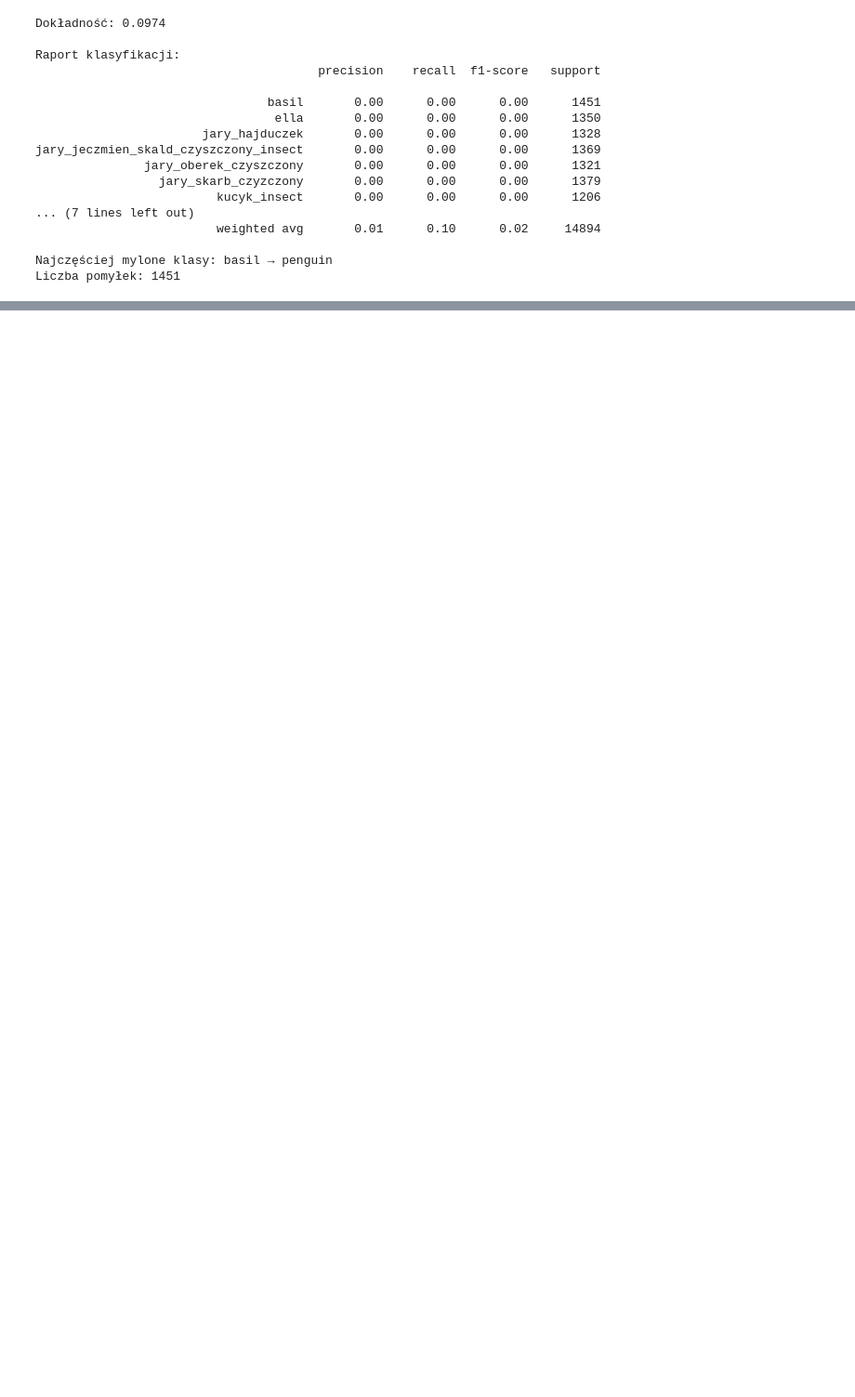
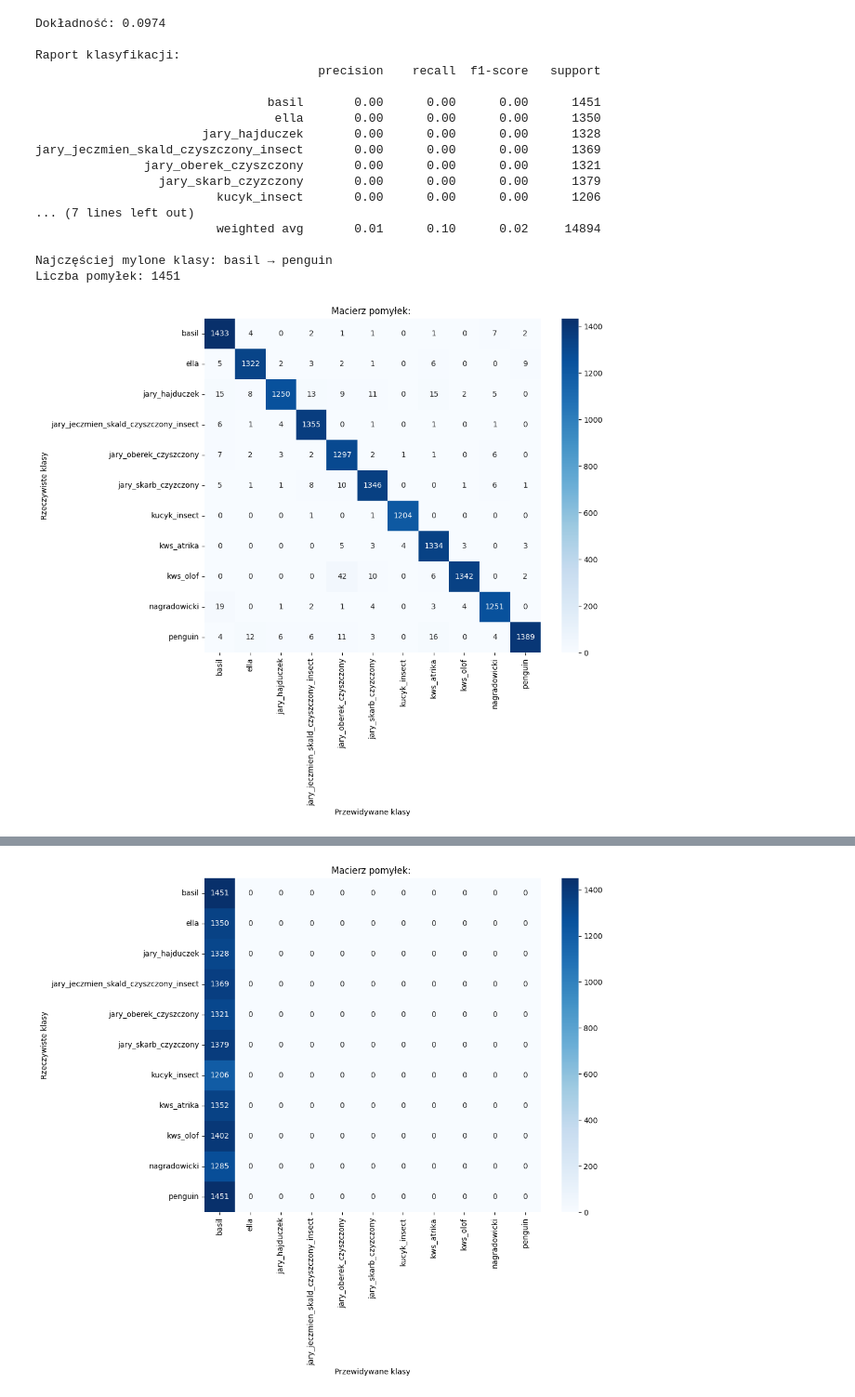
Before and after one commit to kozolex/Multi-input-Grain-CNN, a Jupyter notebook: 08_tests.ipynb, the cells around one changed output, grey strips where cells are left out. Shown at 93% size. Drawn from its saved outputs; the diff is of its cells as text; code cells hidden in the pictures; blank space fills up the shorter version.

```diff
--- a/08_tests.ipynb
+++ b/08_tests.ipynb
@@ -10,7 +10,8 @@ import numpy as np
 test_dataset = mm.MultiInputDataset("CSV/dataset/test.csv", transform_rgb=mm.transform_rgb, transform_binary=mm.transform_binary)
 test_loader = mm.DataLoader(test_dataset, batch_size=32, shuffle=False)
 
-for path_model in glob("training_results/*.pth"):
+path_results = "training_results2"
+for path_model in glob(f"{path_results}/*.pth"):
     # Wywołanie funkcji testującej
     cm, y_true, y_pred = mm.test_model(
         path_model=path_model,
@@ -168,3 +169,67 @@ jary_jeczmien_skald_czyszczony_insect       0.00      0.00      0.00      1369
 
 Najczęściej mylone klasy: basil → penguin
 Liczba pomyłek: 1451
+# %%
+import multiModel as mm
+from multiModel import MultiInputModel
+from glob import glob
+import os
+import matplotlib.pyplot as plt
+import numpy as np
+
+# Załaduj dane
+test_dataset = mm.MultiInputDataset("CSV/dataset/test.csv", transform_rgb=mm.transform_rgb, transform_binary=mm.transform_binary)
+test_loader = mm.DataLoader(test_dataset, batch_size=32, shuffle=False)
+
+path_results = "training_results2"
+for path_model in glob(f"{path_results}/*.pth"):
+    # Wywołanie funkcji testującej
+    cm, y_true, y_pred = mm.test_model(
+        path_model=path_model,
+        test_loader=test_loader,
+        device="cuda"
+    )
+
+    # Wyświetlenie macierzy pomyłek
+    class_names = list(test_dataset.class_to_idx.keys())
+    plt.figure(figsize=(10, 8))
+    mm.sns.heatmap(cm, annot=True, fmt="d", cmap="Blues", xticklabels=class_names, yticklabels=class_names)
+    plt.xlabel("Przewidywane klasy")
+    plt.ylabel("Rzeczywiste klasy")
+    plt.title(f"Macierz pomyłek: {os.path.split(os.path.basename(path_model))[0]}")
+    plt.savefig(os.path.splitext(path_model)[0] + ".png", dpi=300, bbox_inches="tight")
+    plt.show()
+
+    # Inne metryki
+
+
+    # Otwórz plik w trybie zapisu
+    with open(os.path.splitext(path_model)[0] + ".txt", "w") as file:
+        # Zapisz dokładność
+        accuracy = mm.accuracy_score(y_true, y_pred)
+        file.write(f"Dokładność: {accuracy:.4f}\n")
+
+        # Zapisz raport klasyfikacji
+        classification_report = mm.classification_report(y_true, y_pred, target_names=class_names)
+        file.write("\nRaport klasyfikacji:\n")
+        file.write(classification_report + "\n")
+
+        # Zapisz informacje o największej liczbie pomyłek
+        off_diagonal = cm - np.diag(np.diag(cm))  # Macierz bez przekątnej
+        max_misclassified = np.unravel_index(np.argmax(off_diagonal), off_diagonal.shape)
+
+        most_confused_classes = f"Najczęściej mylone klasy: {class_names[max_misclassified[0]]} → {class_names[max_misclassified[1]]}"
+        misclassified_count = f"Liczba pomyłek: {off_diagonal[max_misclassified]}"
+
+        file.write("\n" + most_confused_classes + "\n")
+        file.write(misclassified_count + "\n")
+        file.close()
+
+    # Wyświetl w konsoli również, jeśli chcesz
+    print(f"Dokładność: {accuracy:.4f}")
+    print("\nRaport klasyfikacji:")
+    print(classification_report)
+    print(most_confused_classes)
+    print(misclassified_count)
+# %% [output]
+[figure, added]
@@ -170,0 +253 @@ Liczba pomyłek: 1451
+[figure, added]
```
Also changed, not shown: parts of 1 cell of this notebook, 18 other files.
